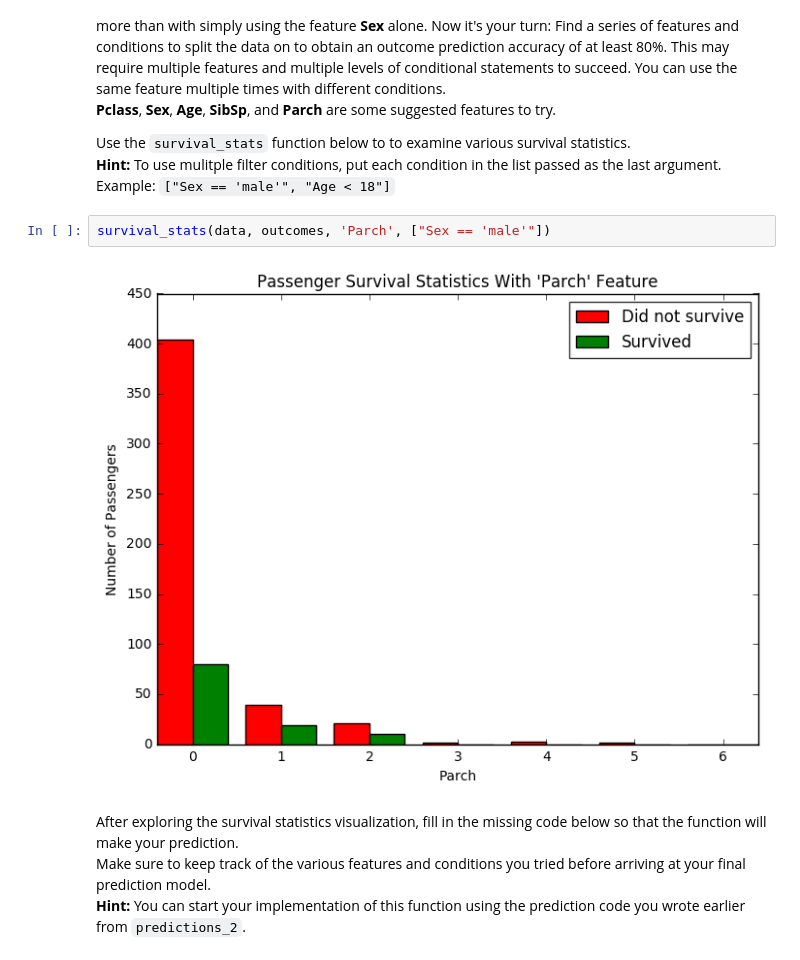
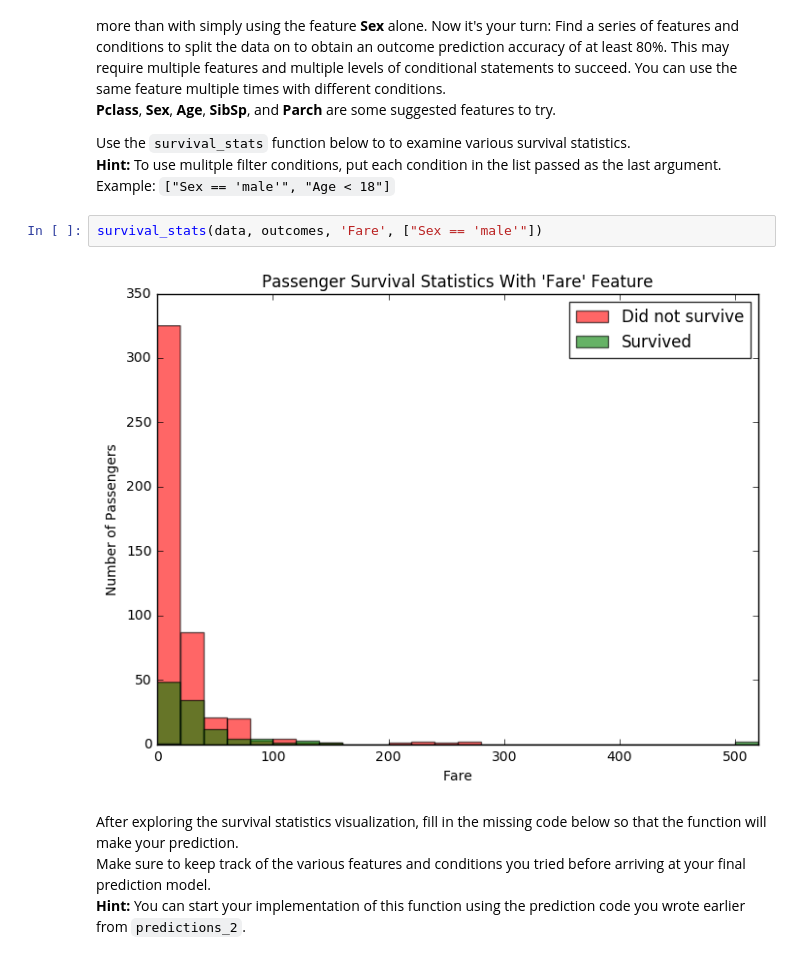
Before and after one commit to xiaoyifan/Titanic-Survival-Exploration, a Jupyter notebook: Titanic_Survival_Exploration.ipynb, the cells around one changed output. Cells and saved outputs as stored; diff of their text form.

```diff
--- a/Titanic_Survival_Exploration.ipynb
+++ b/Titanic_Survival_Exploration.ipynb
@@ -210,9 +210,9 @@ Adding the feature **Age** as a condition in conjunction with **Sex** improves t
 Use the `survival_stats` function below to to examine various survival statistics.
 **Hint:** To use mulitple filter conditions, put each condition in the list passed as the last argument. Example: `["Sex == 'male'", "Age < 18"]`
 # %%
-survival_stats(data, outcomes, 'Parch', ["Sex == 'male'"])
+survival_stats(data, outcomes, 'Fare', ["Sex == 'male'"])
 # %% [output]
-[figure, old version]
+[figure, new version]
 # %% [markdown]
 After exploring the survival statistics visualization, fill in the missing code below so that the function will make your prediction.
 Make sure to keep track of the various features and conditions you tried before arriving at your final prediction model.
```
Also changed, not shown: parts of 2 cells of this notebook, 1 other file.
